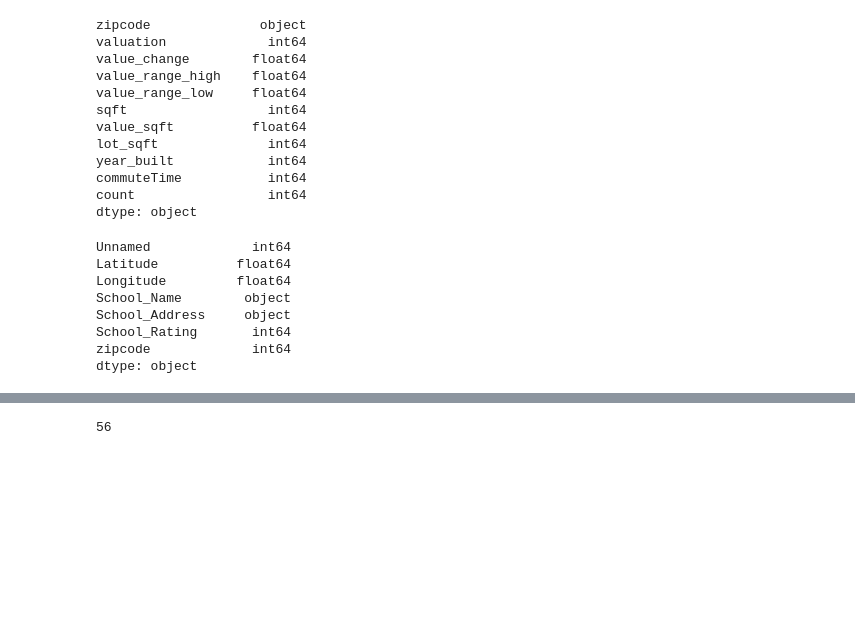
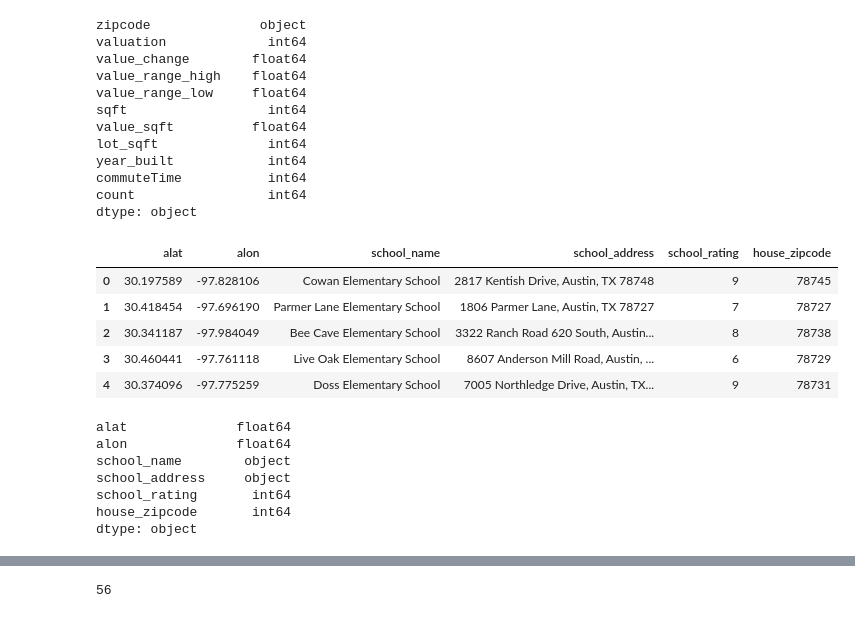
Before and after one commit to vlarie/EPIC_team5_Project2, a Jupyter notebook: jupyter notebooks/tGeoAndData.ipynb, the cells around one changed output, grey strips where cells are left out. Saved outputs shown, nothing was run; the diff lists cells and outputs as text; code cells hidden in the pictures; blank space fills up the shorter version.

```diff
--- a/jupyter notebooks/tGeoAndData.ipynb
+++ b/jupyter notebooks/tGeoAndData.ipynb
@@ -116,17 +116,25 @@ commuteTime           int64
 count                 int64
 dtype: object
 # %%
-fileImport = pd.read_csv('../data/schoolData.csv')
+fileImport = pd.read_csv('../data/schoolDataFINAL.csv')
 schoolDF = pd.DataFrame(fileImport)
+
+schoolDF.head()
+# %% [output]
+|  | alat | alon | school_name | school_address | school_rating | house_zipcode |
+| 0 | 30.197589 | -97.828106 | Cowan Elementary School | 2817 Kentish Drive, Austin, TX 78748 | 9 | 78745 |
+| 1 | 30.418454 | -97.696190 | Parmer Lane Elementary School | 1806 Parmer Lane, Austin, TX 78727 | 7 | 78727 |
+| 2 | 30.341187 | -97.984049 | Bee Cave Elementary School | 3322 Ranch Road 620 South, Austin... | 8 | 78738 |
+| 3 | 30.460441 | -97.761118 | Live Oak Elementary School | 8607 Anderson Mill Road, Austin, ... | 6 | 78729 |
+| 4 | 30.374096 | -97.775259 | Doss Elementary School | 7005 Northledge Drive, Austin, TX... | 9 | 78731 |
 # %%
 schoolDF.dtypes
 # %% [output]
-Unnamed             int64
-Latitude          float64
-Longitude         float64
-School_Name        object
-School_Address     object
-School_Rating       int64
-zipcode             int64
+alat              float64
+alon              float64
+school_name        object
+school_address     object
+school_rating       int64
+house_zipcode       int64
 dtype: object
 # %%
```
Also changed, not shown: parts of 12 cells of this notebook, 5 other files.
